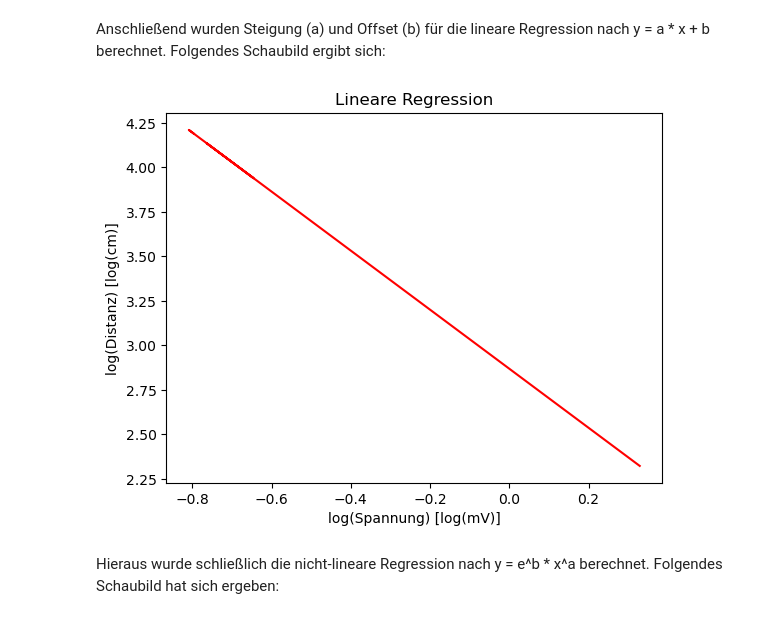
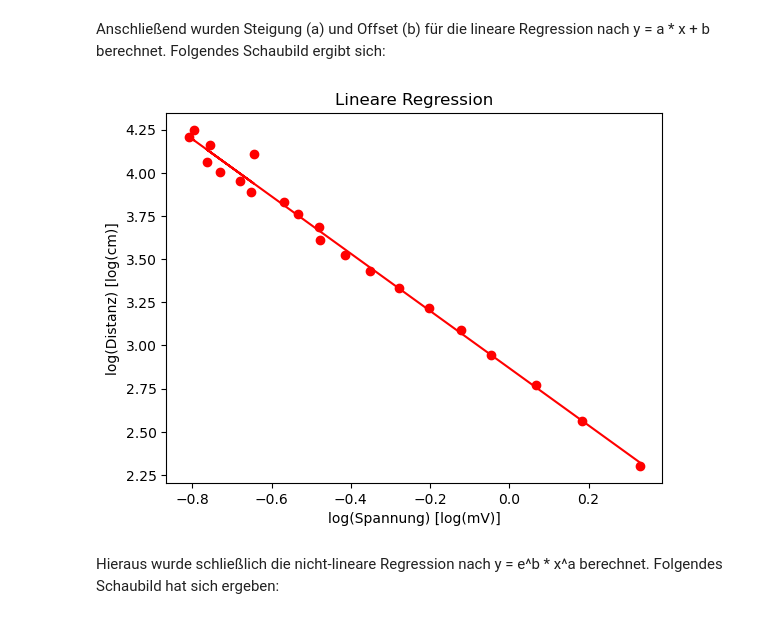
Before and after one commit to patri9ck/sss, a Jupyter notebook: versuch1/versuch1.ipynb, the cells around one changed output. Cells and saved outputs as stored; diff of their text form; code cells hidden in the pictures.

```diff
--- a/versuch1/versuch1.ipynb
+++ b/versuch1/versuch1.ipynb
@@ -61,24 +60,25 @@ Anschließend wurden Steigung (a) und Offset (b) für die lineare Regression nac
 # %%
 def get_gradient():
     v = log_voltage_list - voltage_mean
     d = log_distance_list - distance_mean
 
     return np.sum(d * v) / np.sum(np.power(v, 2))
 
 # a
 gradient = get_gradient()
 # b
 offset = distance_mean - (voltage_mean * gradient)
 
 linear_regression_distance = gradient * log_voltage_list + offset
 
 plt.plot(log_voltage_list, linear_regression_distance, color="red")
+plt.scatter(log_voltage_list, log_distance_list, color="red")
 plt.xlabel("log(Spannung) [log(mV)]")
 plt.ylabel("log(Distanz) [log(cm)]")
 plt.title("Lineare Regression")
 plt.show()
 # %% [output]
-[figure, old version]
+[figure, new version]
 # %% [markdown]
 Hieraus wurde schließlich die nicht-lineare Regression nach y = e^b * x^a berechnet. Folgendes Schaubild hat sich ergeben:
 # %%
```
Also changed, not shown: parts of 3 cells of this notebook, 1 other file.
